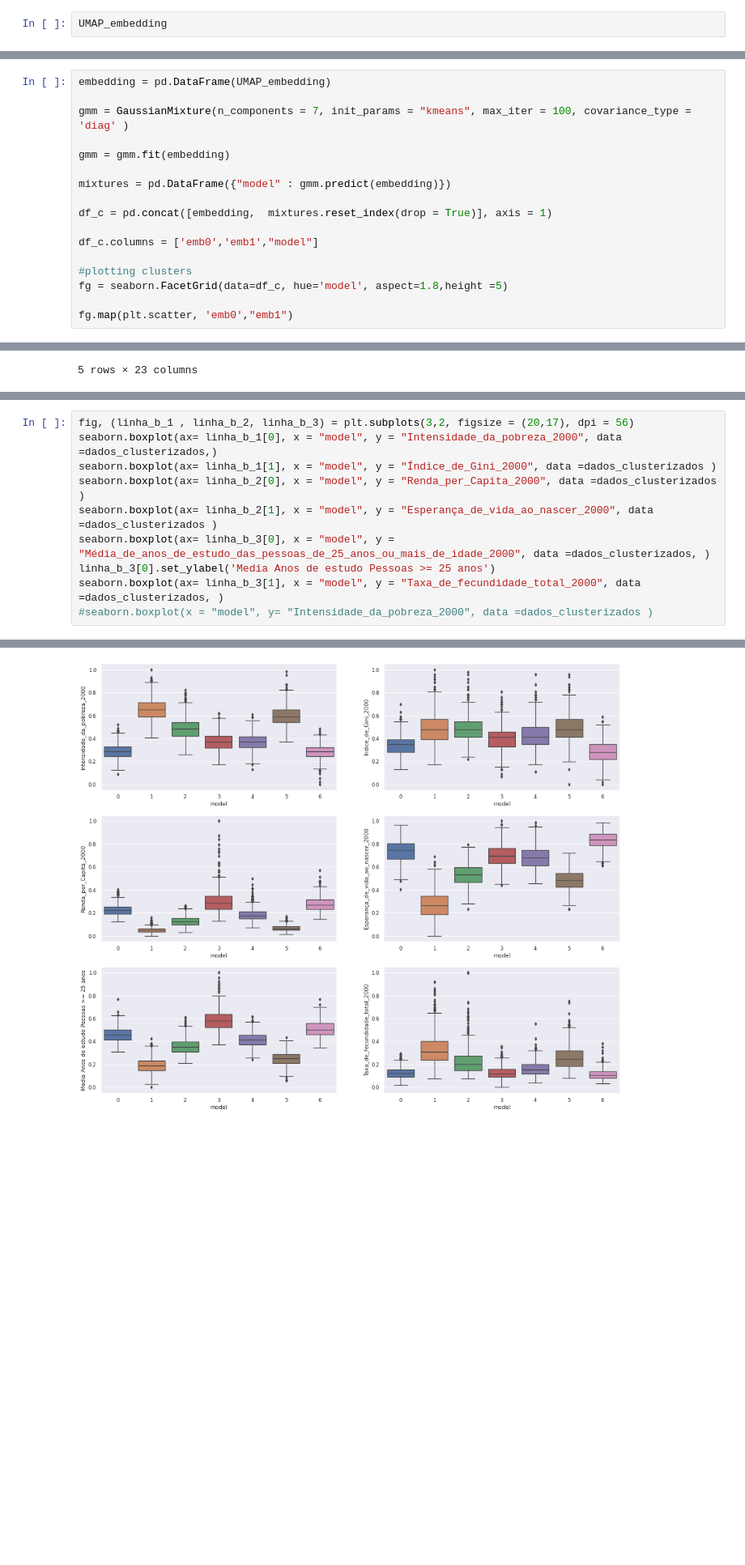
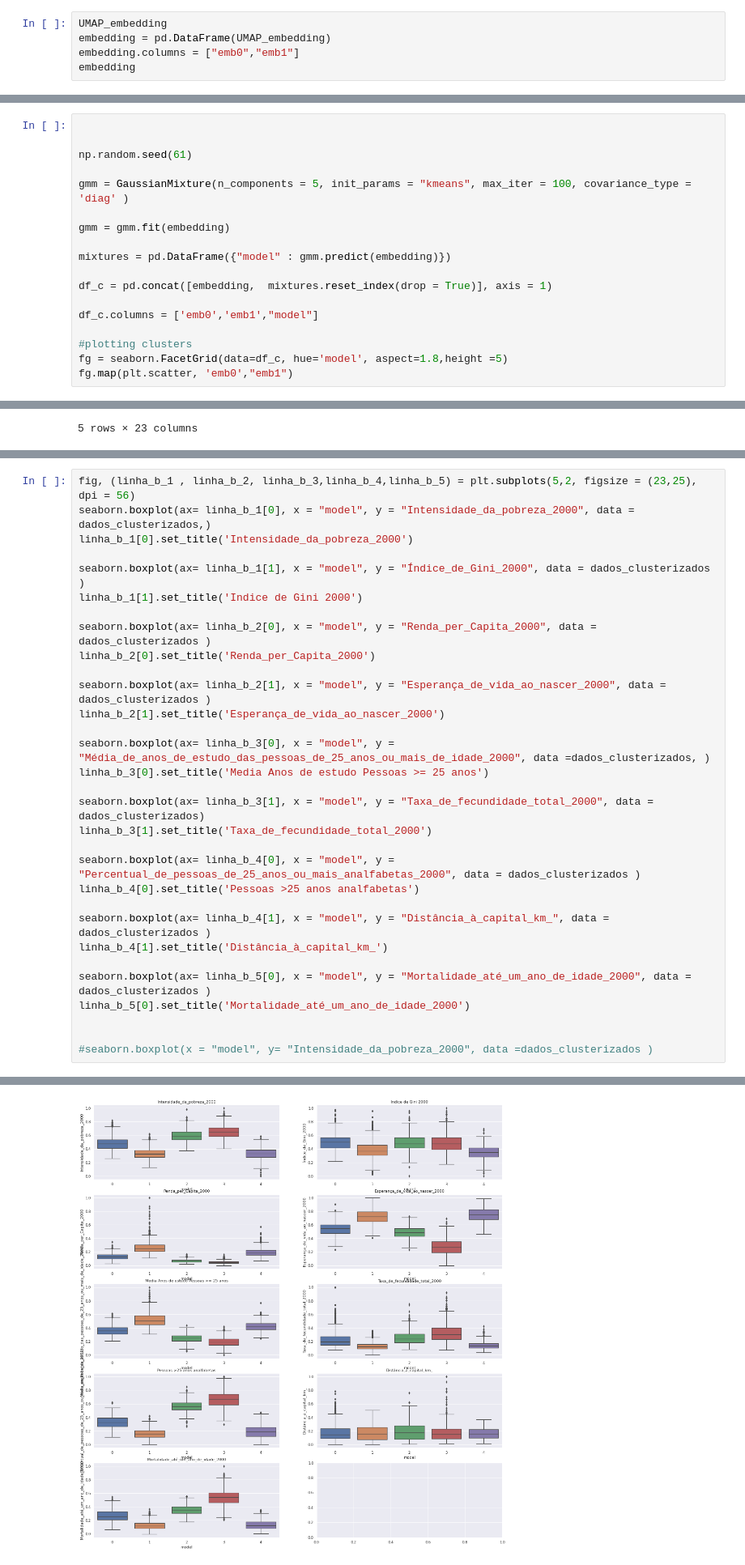
Before and after one commit to Jailsonrs/Poneglyph, a Jupyter notebook: UMAP-GMM.ipynb, the cells around one changed output, grey strips where cells are left out. Shown at 81% size. Drawn from its saved outputs; the diff is of its cells as text; blank space fills up the shorter version.

```diff
--- a/UMAP-GMM.ipynb
+++ b/UMAP-GMM.ipynb
@@ -174,3 +176,6 @@ plt.scatter(UMAP_embedding[:,0], UMAP_embedding[:,1])
 # %%
 UMAP_embedding
+embedding = pd.DataFrame(UMAP_embedding)
+embedding.columns = ["emb0","emb1"]
+embedding
 # %% [output]
@@ -216,9 +229,11 @@ No GMM é necessário estimar $3K$ parâmetros:
 
 $$(\pi_1 \ldots \pi_K,\mu_K, \ldots, \mu_K, \Sigma_1, \ldots, \Sigma_K)$$
 # %%
-embedding = pd.DataFrame(UMAP_embedding)
 
-gmm = GaussianMixture(n_components = 7, init_params = "kmeans", max_iter = 100, covariance_type = 'diag' )
+
+np.random.seed(61)
+
+gmm = GaussianMixture(n_components = 5, init_params = "kmeans", max_iter = 100, covariance_type = 'diag' )
 
 gmm = gmm.fit(embedding)
 
@@ -230,7 +245,6 @@ df_c.columns = ['emb0','emb1',"model"]
 
 #plotting clusters
 fg = seaborn.FacetGrid(data=df_c, hue='model', aspect=1.8,height =5)
-
 fg.map(plt.scatter, 'emb0',"emb1")
 # %% [output]
 <seaborn.axisgrid.FacetGrid at 0x...>
@@ -343,11 +402,32 @@ dados_clusterizados[dados_clusterizados['model'] == 0]["Intensidade_da_pobreza_2
 # %%
-fig, (linha_b_1 , linha_b_2, linha_b_3) = plt.subplots(3,2, figsize = (20,17), dpi = 56)
-seaborn.boxplot(ax= linha_b_1[0], x = "model", y = "Intensidade_da_pobreza_2000", data =dados_clusterizados,)
-seaborn.boxplot(ax= linha_b_1[1], x = "model", y = "Índice_de_Gini_2000", data =dados_clusterizados )
-seaborn.boxplot(ax= linha_b_2[0], x = "model", y = "Renda_per_Capita_2000", data =dados_clusterizados )
-seaborn.boxplot(ax= linha_b_2[1], x = "model", y = "Esperança_de_vida_ao_nascer_2000", data =dados_clusterizados )
+fig, (linha_b_1 , linha_b_2, linha_b_3,linha_b_4,linha_b_5) = plt.subplots(5,2, figsize = (23,25), dpi = 56)
+seaborn.boxplot(ax= linha_b_1[0], x = "model", y = "Intensidade_da_pobreza_2000", data = dados_clusterizados,)
+linha_b_1[0].set_title('Intensidade_da_pobreza_2000')
+
+seaborn.boxplot(ax= linha_b_1[1], x = "model", y = "Índice_de_Gini_2000", data = dados_clusterizados )
+linha_b_1[1].set_title('Indice de Gini 2000')
+
+seaborn.boxplot(ax= linha_b_2[0], x = "model", y = "Renda_per_Capita_2000", data = dados_clusterizados )
+linha_b_2[0].set_title('Renda_per_Capita_2000')
+
+seaborn.boxplot(ax= linha_b_2[1], x = "model", y = "Esperança_de_vida_ao_nascer_2000", data = dados_clusterizados )
+linha_b_2[1].set_title('Esperança_de_vida_ao_nascer_2000')
+
 seaborn.boxplot(ax= linha_b_3[0], x = "model", y = "Média_de_anos_de_estudo_das_pessoas_de_25_anos_ou_mais_de_idade_2000", data =dados_clusterizados, )
-linha_b_3[0].set_ylabel('Media Anos de estudo Pessoas >= 25 anos')
-seaborn.boxplot(ax= linha_b_3[1], x = "model", y = "Taxa_de_fecundidade_total_2000", data =dados_clusterizados, )
+linha_b_3[0].set_title('Media Anos de estudo Pessoas >= 25 anos')
+
+seaborn.boxplot(ax= linha_b_3[1], x = "model", y = "Taxa_de_fecundidade_total_2000", data = dados_clusterizados)
+linha_b_3[1].set_title('Taxa_de_fecundidade_total_2000')
+
+seaborn.boxplot(ax= linha_b_4[0], x = "model", y = "Percentual_de_pessoas_de_25_anos_ou_mais_analfabetas_2000", data = dados_clusterizados )
+linha_b_4[0].set_title('Pessoas >25 anos analfabetas')
+
+seaborn.boxplot(ax= linha_b_4[1], x = "model", y = "Distância_à_capital_km_", data = dados_clusterizados )
+linha_b_4[1].set_title('Distância_à_capital_km_')
+
+seaborn.boxplot(ax= linha_b_5[0], x = "model", y = "Mortalidade_até_um_ano_de_idade_2000", data = dados_clusterizados )
+linha_b_5[0].set_title('Mortalidade_até_um_ano_de_idade_2000')
+
+
 #seaborn.boxplot(x = "model", y= "Intensidade_da_pobreza_2000", data =dados_clusterizados )
 # %% [output]
@@ -355 +435 @@ seaborn.boxplot(ax= linha_b_3[1], x = "model", y = "Taxa_de_fecundidade_total_20
-[figure, old version]
+[figure, new version]
```
Also changed, not shown: parts of 19 cells of this notebook.
